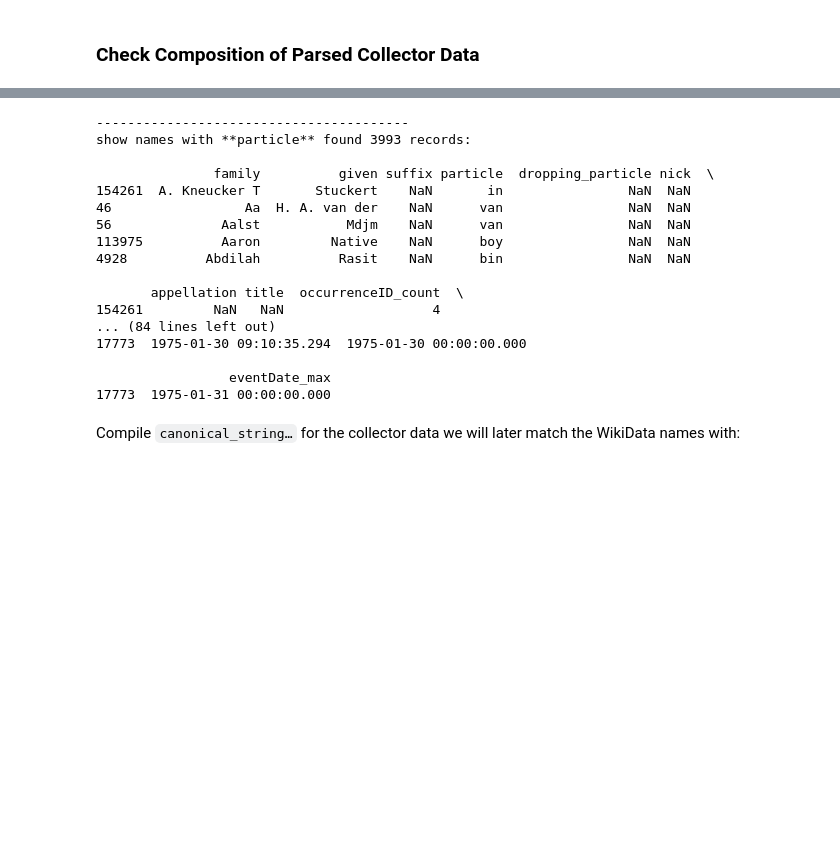
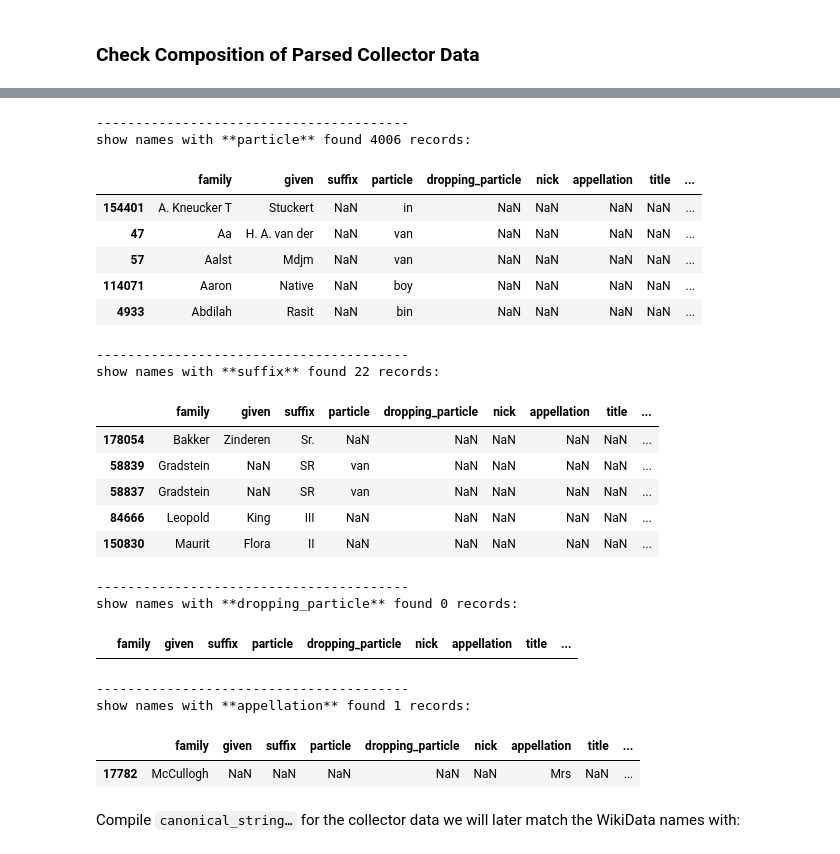
Before and after one commit to infinite-dao/collector-matching, a Jupyter notebook: match_names_Naturalis-dwcagent-parsed-eventDate_vs_WikiData_cosine-similarity.ipynb, the cells around one changed output, grey strips where cells are left out. Saved outputs shown, nothing was run; the diff lists cells and outputs as text; code cells hidden in the pictures; blank space fills up the shorter version.

```diff
--- a/match_names_Naturalis-dwcagent-parsed-eventDate_vs_WikiData_cosine-similarity.ipynb
+++ b/match_names_Naturalis-dwcagent-parsed-eventDate_vs_WikiData_cosine-similarity.ipynb
@@ -149,27 +159,33 @@ Show collecors given name has (propably) a full name (6690 records) …
 # %%
 # check the name-parsed columns if they are empty or need to be considerd as data for matching or not
 for parsed_name_part in ["particle", "suffix", "dropping_particle", "appellation"]:
     test_collectors = collectors.loc[(collectors[parsed_name_part].isna() == False)]
     print("\n----------------------------------------\nshow names with **%s** found %s records:\n" % (parsed_name_part, len(test_collectors.index)))
-    pprint.pprint(test_collectors.head())
+    display(test_collectors.head())
 # %% [output]
 ----------------------------------------
-show names with **particle** found 3993 records:
-
-               family          given suffix particle  dropping_particle nick  \
-154261  A. Kneucker T       Stuckert    NaN       in                NaN  NaN
-46                 Aa  H. A. van der    NaN      van                NaN  NaN
-56              Aalst           Mdjm    NaN      van                NaN  NaN
-113975          Aaron         Native    NaN      boy                NaN  NaN
-4928          Abdilah          Rasit    NaN      bin                NaN  NaN
-
-       appellation title  occurrenceID_count  \
-154261         NaN   NaN                   4
-... (84 lines left out)
-17773  1975-01-30 09:10:35.294  1975-01-30 00:00:00.000
-
-                 eventDate_max
-17773  1975-01-31 00:00:00.000
+show names with **particle** found 4006 records:
+|  | family | given | suffix | particle | dropping_particle | nick | appellation | title | ... |
+| 154401 | A. Kneucker T | Stuckert | NaN | in | NaN | NaN | NaN | NaN | ... |
+| 47 | Aa | H. A. van der | NaN | van | NaN | NaN | NaN | NaN | ... |
+| 57 | Aalst | Mdjm | NaN | van | NaN | NaN | NaN | NaN | ... |
+| 114071 | Aaron | Native | NaN | boy | NaN | NaN | NaN | NaN | ... |
+| 4933 | Abdilah | Rasit | NaN | bin | NaN | NaN | NaN | NaN | ... |
+----------------------------------------
+show names with **suffix** found 22 records:
+|  | family | given | suffix | particle | dropping_particle | nick | appellation | title | ... |
+| 178054 | Bakker | Zinderen | Sr. | NaN | NaN | NaN | NaN | NaN | ... |
+| 58839 | Gradstein | NaN | SR | van | NaN | NaN | NaN | NaN | ... |
+| 58837 | Gradstein | NaN | SR | van | NaN | NaN | NaN | NaN | ... |
+| 84666 | Leopold | King | III | NaN | NaN | NaN | NaN | NaN | ... |
+| 150830 | Maurit | Flora | II | NaN | NaN | NaN | NaN | NaN | ... |
+----------------------------------------
+show names with **dropping_particle** found 0 records:
+|  | family | given | suffix | particle | dropping_particle | nick | appellation | title | ... |
+----------------------------------------
+show names with **appellation** found 1 records:
+|  | family | given | suffix | particle | dropping_particle | nick | appellation | title | ... |
+| 17782 | McCullogh | NaN | NaN | NaN | NaN | NaN | Mrs | NaN | ... |
 # %% [markdown]
 Compile `canonical_string…` for the collector data we will later match the WikiData names with:
 # %%
```
Also changed, not shown: parts of 14 cells of this notebook, 13 other files.
